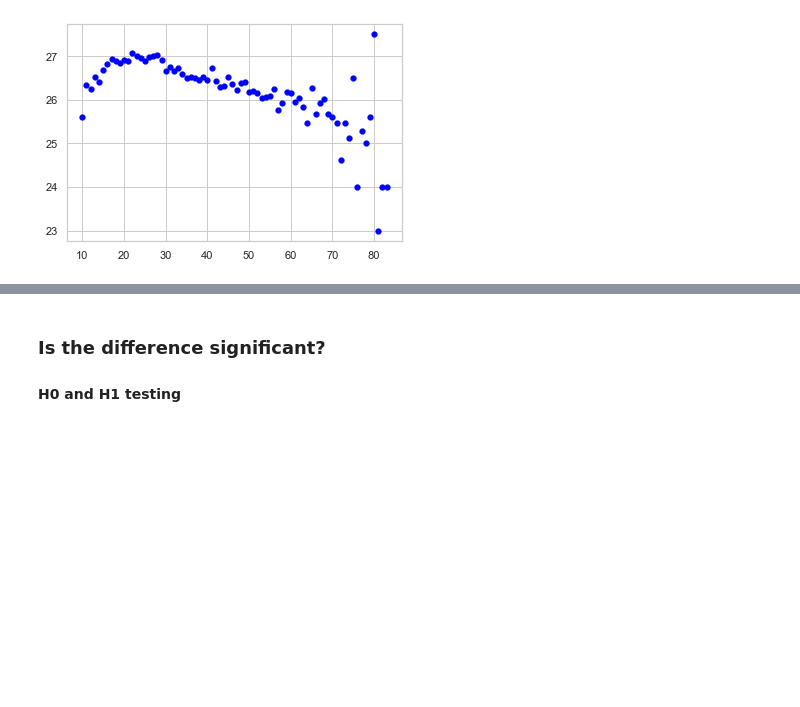
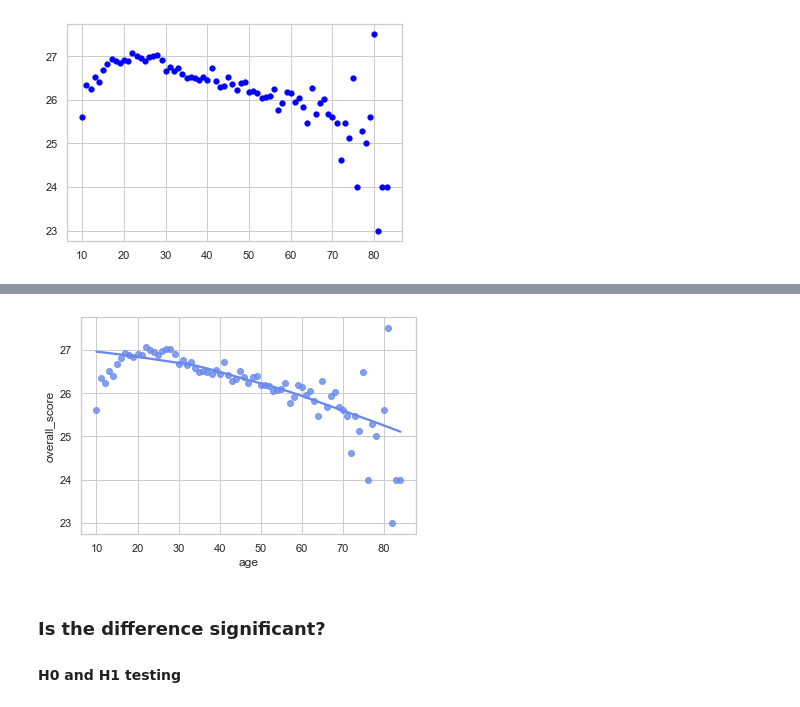
Before and after one commit to FHnt97/Project-Week-5-Your-Own-Project, a Jupyter notebook: your-project/03-Analysis.ipynb, the cells around one changed output, grey strips where cells are left out. Cells and saved outputs as stored; diff of their text form; code cells hidden in the pictures; blank space fills up the shorter version.

```diff
--- a/your-project/03-Analysis.ipynb
+++ b/your-project/03-Analysis.ipynb
@@ -435,5 +435,5 @@ plt.scatter(x, y, color="blue", linewidth = .2)
 <matplotlib.collections.PathCollection at 0x...>
 [figure]
 # %%
-sns.regplot(data=rosenberg_grouped_age, x="age", y="overall_score", lowess=True)) ] lowess(color="darkred"))
+sns.regplot(data=rosenberg_grouped_age, x="age", y="overall_score", lowess=True)+ lowess(color="darkred")
 # %% [output]
@@ -441,3 +441,4 @@ SyntaxError: positional argument follows keyword argument (<ipython-input-82-fb1
+[figure, added]
 # %% [markdown]
 ### Is  the difference significant?
 #### H0 and H1 testing
```
Also changed, not shown: parts of 1 cell of this notebook, 1 other file.
